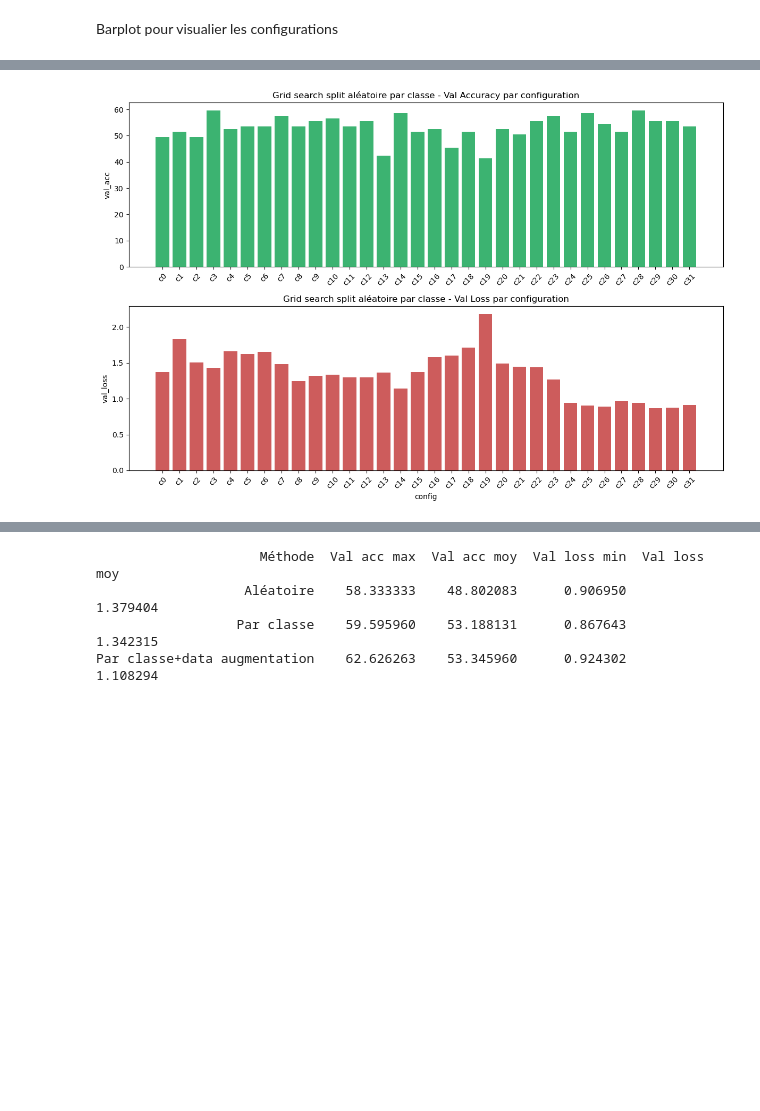
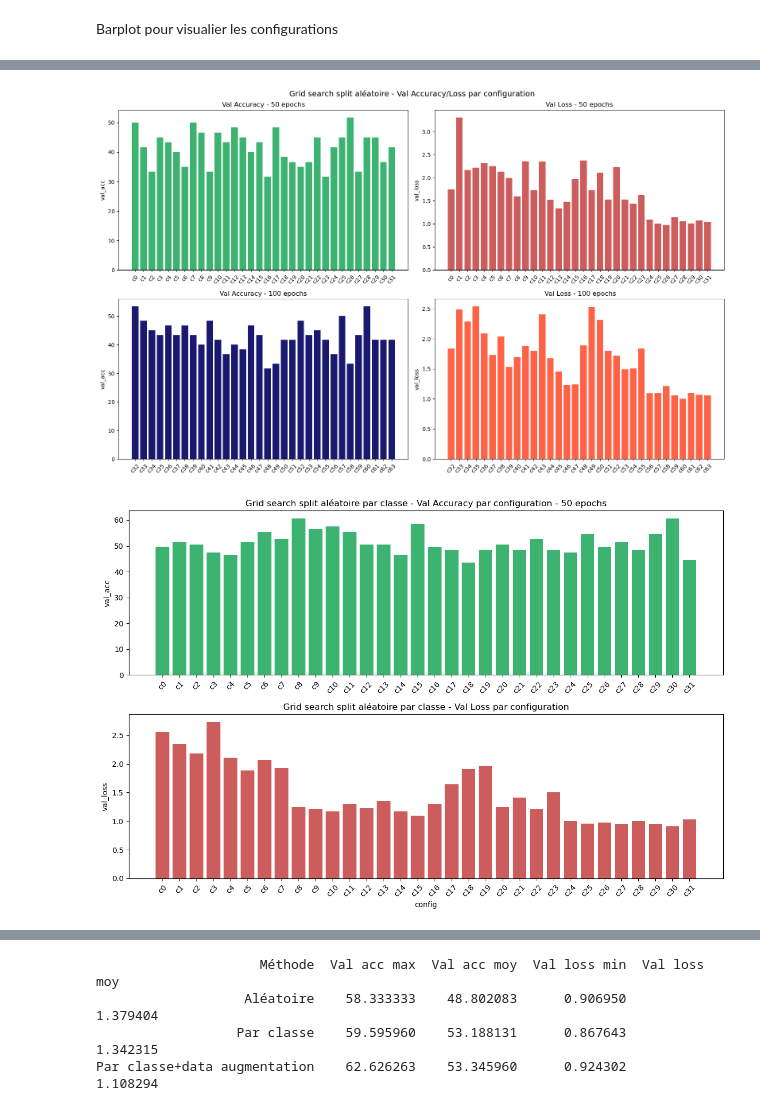
Before and after one commit to tinyhurricaneclarity/projet-deep-learning-m1, a Jupyter notebook: resnet18/src/resnet18_RGB/results/visualisation_grid_18_RGB.ipynb, the cells around one changed output, grey strips where cells are left out. Saved outputs shown, nothing was run; the diff lists cells and outputs as text; code cells hidden in the pictures; blank space fills up the shorter version.

```diff
--- a/resnet18/src/resnet18_RGB/results/visualisation_grid_18_RGB.ipynb
+++ b/resnet18/src/resnet18_RGB/results/visualisation_grid_18_RGB.ipynb
@@ -65,15 +85,51 @@ plt.show()
+# %%
+fig, axes = plt.subplots(2, 2, figsize=(16, 10))
+fig.suptitle("Grid search split aléatoire - Val Accuracy/Loss par configuration", fontsize=14)
+
+#50 epochs
+
+axes[0,0].bar(config_classique_50, grid_classique_50['val_acc'], color="mediumseagreen")
+axes[0,0].set_title("Val Accuracy - 50 epochs")
+axes[0,0].set_ylabel("val_acc")
+axes[0,0].tick_params(axis='x', rotation=45)
+
+
+axes[0,1].bar(config_classique_50, grid_classique_50['val_loss'], color='indianred')
+axes[0,1].set_title("Val Loss - 50 epochs")
+axes[0,1].set_ylabel("val_loss")
+axes[0,1].tick_params(axis='x', rotation=45)
+
+#100 epochs
+
+axes[1,0].bar(config_classique_100, grid_classique_100['val_acc'],color="midnightblue")
+axes[1,0].set_title("Val Accuracy - 100 epochs")
+axes[1,0].set_ylabel("val_acc")
+axes[1,0].tick_params(axis='x', rotation=45)
+
+
+axes[1,1].bar(config_classique_100, grid_classique_100['val_loss'], color='tomato')
+axes[1,1].set_title(" Val Loss - 100 epochs")
+axes[1,1].set_ylabel("val_loss")
+axes[1,1].tick_params(axis='x', rotation=45)
+
+#plt.title("Grid search split aléatoire par classe - Val Accuracy/Loss par configuration")
+
+plt.tight_layout() #pour que les labels ne se chevauchent pas
+plt.show()
+# %% [output]
+[figure, added]
 # %%
 fig, axes = plt.subplots(2, 1, figsize=(12, 8))
 
 #Accuracy
 
-axes[0].bar(config_par_classe, grid_par_classe['val_acc'], color="mediumseagreen")
-axes[0].set_title("Grid search split aléatoire par classe - Val Accuracy par configuration")
+axes[0].bar(config_par_classe_50, grid_par_classe_50['val_acc'], color="mediumseagreen")
+axes[0].set_title("Grid search split aléatoire par classe - Val Accuracy par configuration - 50 epochs")
 axes[0].set_ylabel("val_acc")
 axes[0].tick_params(axis='x', rotation=45)
 
 
-axes[1].bar(config_par_classe, grid_par_classe['val_loss'], color='indianred')
+axes[1].bar(config_par_classe_50, grid_par_classe_50['val_loss'], color='indianred')
 axes[1].set_title("Grid search split aléatoire par classe - Val Loss par configuration")
 axes[1].set_xlabel("config")
 axes[1].set_ylabel("val_loss")
@@ -84,4 +140,4 @@ axes[1].tick_params(axis='x', rotation=45)
 plt.tight_layout() #pour que les labels ne se chevauchent pas
 plt.show()
 # %% [output]
-[figure, old version]
+[figure, new version]
```
Also changed, not shown: parts of 19 cells of this notebook, 40 other files.
